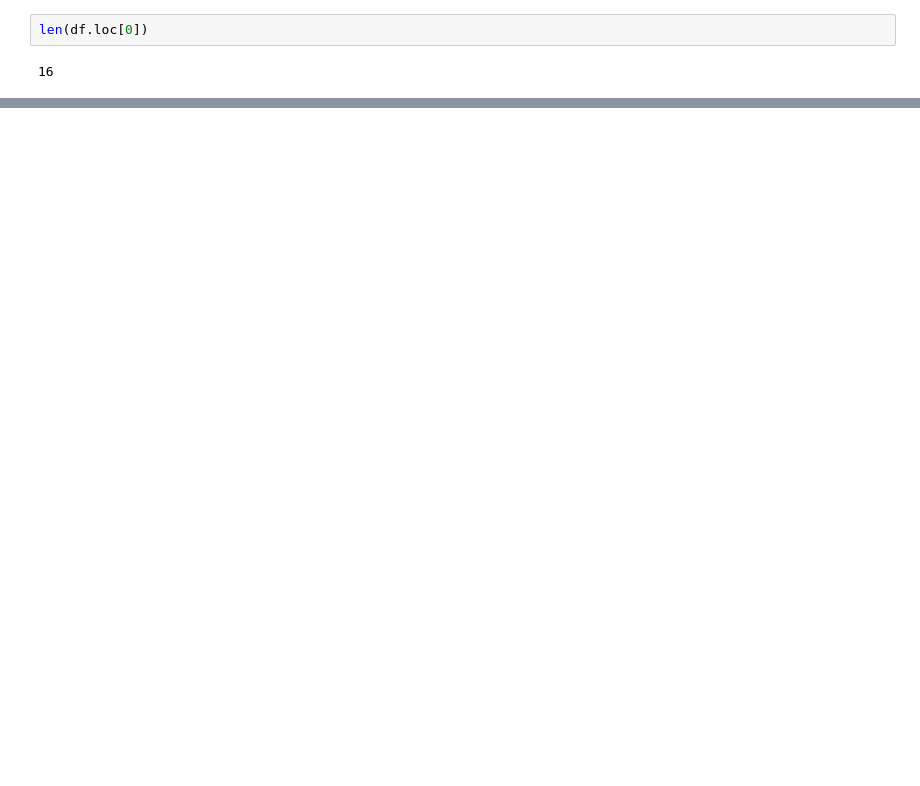
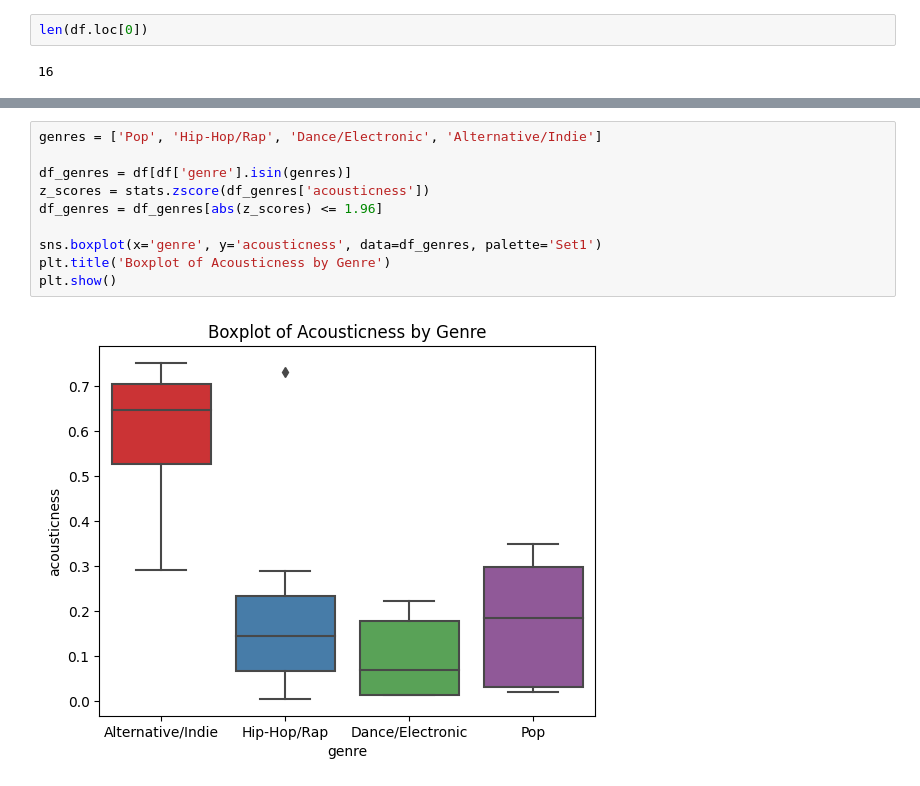
Before and after one commit to everyonehatesLin3lis/Test, a Jupyter notebook: Project.ipynb, the cells around one changed output, grey strips where cells are left out. Drawn from its saved outputs; the diff is of its cells as text; blank space fills up the shorter version.

```diff
--- a/Project.ipynb
+++ b/Project.ipynb
@@ -286,0 +310,12 @@ plt.show()
+# %%
+genres = ['Pop', 'Hip-Hop/Rap', 'Dance/Electronic', 'Alternative/Indie']
+
+df_genres = df[df['genre'].isin(genres)]
+z_scores = stats.zscore(df_genres['acousticness'])
+df_genres = df_genres[abs(z_scores) <= 1.96]
+
+sns.boxplot(x='genre', y='acousticness', data=df_genres, palette='Set1')
+plt.title('Boxplot of Acousticness by Genre')
+plt.show()
+# %% [output]
+[figure, added]
```
Also changed, not shown: parts of 68 cells of this notebook, 3 other files.
